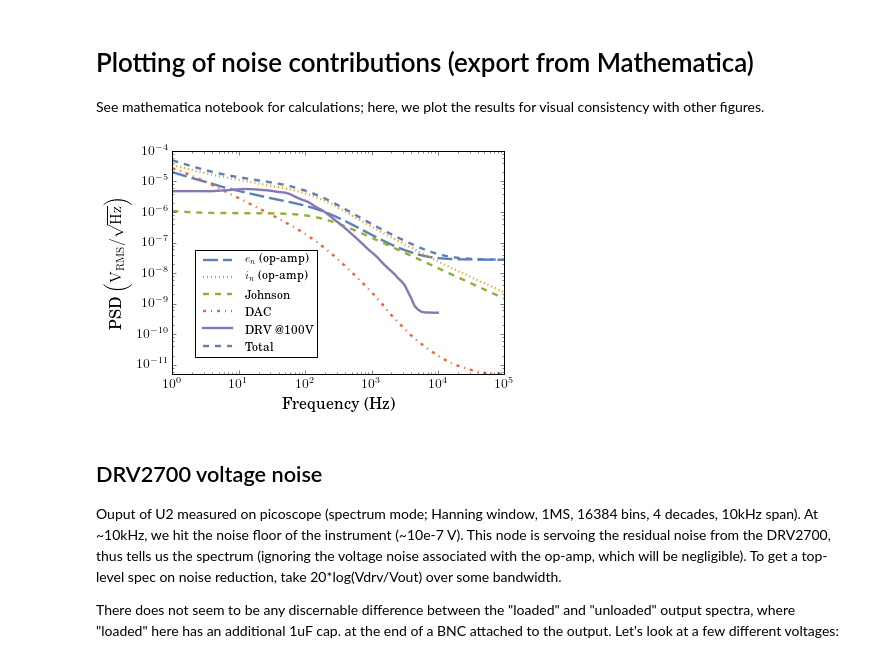
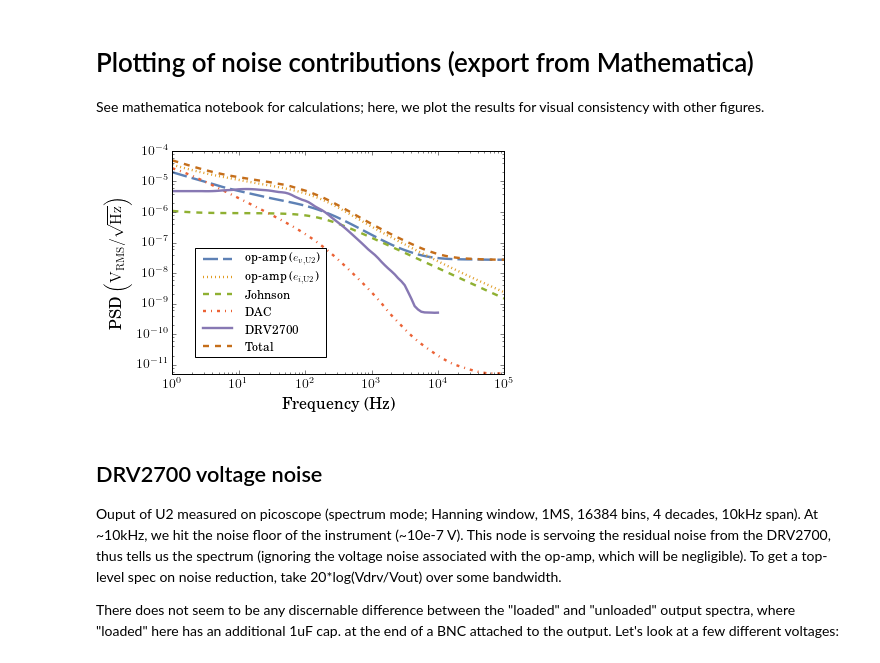
Before and after one commit to npisenti/piezo, a Jupyter notebook: calc/NoiseAnalysisFinal.ipynb, the cells around one changed output. Cells and saved outputs as stored; diff of their text form; code cells hidden in the pictures.

```diff
--- a/calc/NoiseAnalysisFinal.ipynb
+++ b/calc/NoiseAnalysisFinal.ipynb
@@ -344,38 +434,40 @@ See mathematica notebook for calculations; here, we plot the results for visual
 # import data calculated in mathematica...
 
 noiseplt = pd.read_csv("./data/CalcNoiseContrib.csv", header=None,
-                       names=["s","$e_n$ (op-amp)", "$i_n$ (op-amp)", "Johnson", "DAC", "DRV @100V", "Total"], index_col=0)
+                       names=["s", 'op-amp ($e_{v,\mathrm{U2}}$)', "op-amp ($e_{i,\mathrm{U2}}$)", "Johnson", "DAC", "DRV2700", "Total"], index_col=0)
 
 # convert zeros to nans, really only matters for DRV noise plot (which extends out to 10kHz)
-noiseplt["DRV @100V"] = noiseplt["DRV @100V"].replace(0, float('nan'))
+#noiseplt["DRV ($e_{n,\mathrm{DRV}}$)"] = noiseplt["DRV ($e_{n,\mathrm{DRV}}$)"].replace(0, float('nan'))
+noiseplt["DRV2700"] = noiseplt["DRV2700"].replace(0, float('nan'))
 
-color_cycle_noise = cycler('color', ["#5e81b5", "#e19c24", "#8fb032", "#eb6235", "#8778b3"])
-line_cycle_noise = cycler('linestyle', ["--",":","--","-.","-"])
+
+color_cycle_noise = cycler('color', ["#5e81b5", "#e19c24", "#8fb032", "#eb6235", "#8778b3","#c56e1a"])
+line_cycle_noise = cycler('linestyle', ["--",":","--","-.","-","--"])
 
 matplotlib.rc('axes', prop_cycle=color_cycle_noise + line_cycle_noise)
 
 ax = noiseplt.plot(loglog=True, linewidth=2.4)
 
 # update first trace to have long dashes -- bug in matplotlib 1.5.1 prevents doing this in cycler object.
 handles, labels = ax.get_legend_handles_labels()
 handles[0].set_linestyle((0,(15,5)))
 
 # make ticks bigger
 ax.tick_params(labelsize=14)
 
 plt.xlim([1,1e5])
 plt.ylim([5e-12,1e-4])
 
 plt.legend(handles=handles, labels=labels, loc='lower left',  bbox_to_anchor=(0.05,0.05),handlelength=3)
 plt.xlabel('Frequency (Hz)', fontsize=16)
 plt.ylabel(r'PSD $\left(\mathrm{V_{RMS}} / \sqrt{\mathrm{Hz}}\right)$', fontsize=16)
 
 plt.tight_layout()
 plt.savefig('../fig/NoiseContrib.pdf')
 plt.savefig('../fig/NoiseContrib.png', dpi=300)
 plt.show()
 # %% [output]
-[figure, old version]
+[figure, new version]
 # %% [markdown]
 ## DRV2700 voltage noise
 
```
Also changed, not shown: parts of 4 cells of this notebook, 13 other files.
